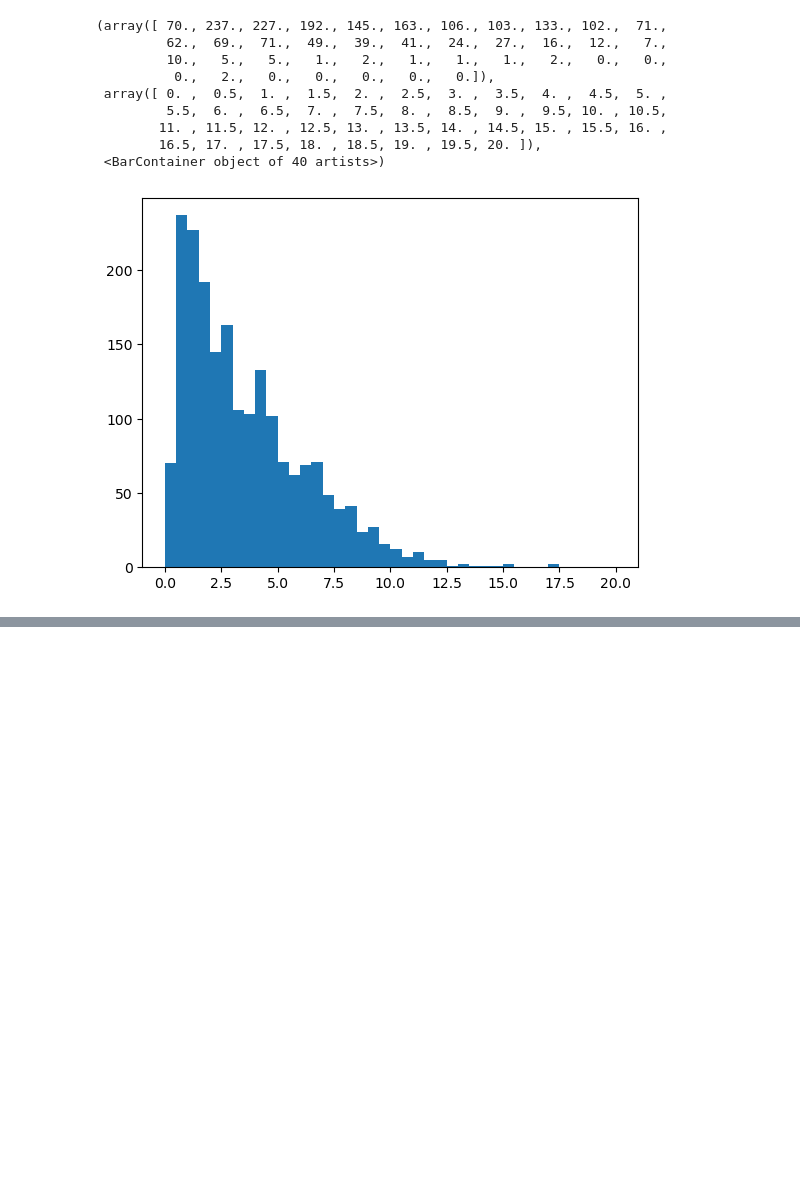
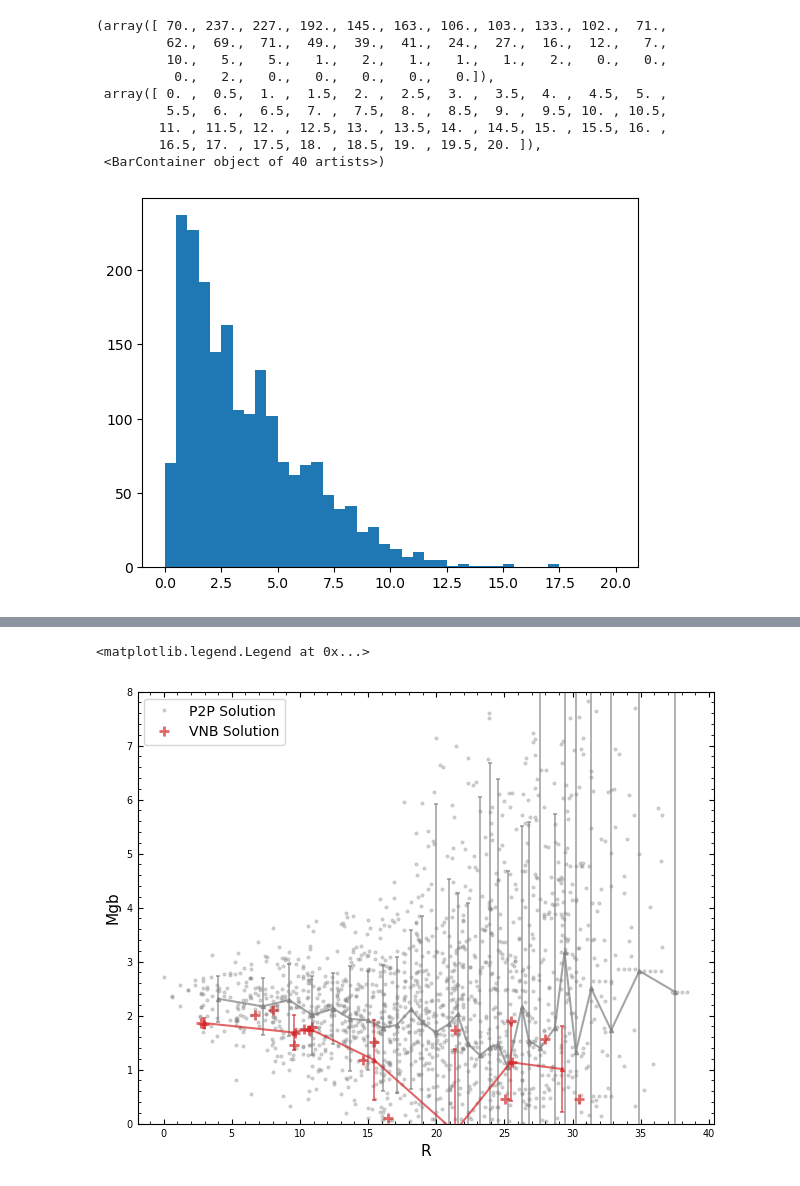
Before and after one commit to VacEn-WenJin/2024-NAOC-IUSpectrum, a Jupyter notebook: ISAPC/Viewer.ipynb, the cells around one changed output, grey strips where cells are left out. Saved outputs shown, nothing was run; the diff lists cells and outputs as text; code cells hidden in the pictures; blank space fills up the shorter version.

Commit message:
[25Mar30]ISAPC V7.4 config version  problem left

```diff
--- a/ISAPC/Viewer.ipynb
+++ b/ISAPC/Viewer.ipynb
@@ -308,0 +321,35 @@ ax1.legend()
+# %%
+# fig, ax = plt(1, 1, facecolor='white', figsize=(6,4), dpi=300, tight_layout=True)
+plt.figsize=(6,4)
+gs1 = gridspec.GridSpec(1, 1)
+gs1.update(left=0.05, right=.95, bottom=0.05, top=0.95, hspace=0.05)
+ax1 = plt.subplot(gs1[0])
+
+ax1.plot(D1['r'], D1['Mgb'], 'o', c='tab:gray', ms=2, mew=1, alpha=.3, label='P2P Solution', zorder=0)
+ax1.plot(D2['r'], D2['Mgb'], '+', c='tab:red', ms=7, mew=2, alpha=.7, label='VNB Solution')
+# ax1.plot(D3['r'], D3['Hbeta'], 'x', c='tab:green', ms=7, mew=2, alpha=.7, label='RDB Solution')
+
+Galaxy_P2P_GP = Data_Grouping(array_x=np.array(D1.sort_values(by=['r'])['r']), array_y=np.array(D1.sort_values(by=['r'])['Mgb']), group_k=70)
+Galaxy_VNB_GP = Data_Grouping(array_x=np.array(D2.sort_values(by=['r'])['r']), array_y=np.array(D2.sort_values(by=['r'])['Mgb']), group_k=3)
+# Galaxy_RDB_GP = Data_Grouping(array_x=np.array(D3.sort_values(by=['r'])['r']), array_y=np.array(D3.sort_values(by=['r'])['Hbeta']), group_k=3)
+
+ax1.errorbar(Galaxy_P2P_GP[0], Galaxy_P2P_GP[1], yerr=Galaxy_P2P_GP[3],color='tab:gray',fmt='^-',ms=3,elinewidth=1.2,capsize=1.7,capthick=1.2,alpha=.7, zorder=1)
+ax1.errorbar(Galaxy_VNB_GP[0], Galaxy_VNB_GP[1], yerr=Galaxy_VNB_GP[3],color='tab:red',fmt='^-',ms=3,elinewidth=1.2,capsize=1.7,capthick=1.2,alpha=.7)
+# ax1.errorbar(Galaxy_RDB_GP[0], Galaxy_RDB_GP[1], yerr=Galaxy_RDB_GP[3],color='tab:green',fmt='^-',ms=3,elinewidth=1.2,capsize=1.7,capthick=1.2,alpha=.7, zorder=1)
+
+ax1.xaxis.set_minor_locator(AutoMinorLocator(5))
+ax1.yaxis.set_minor_locator(AutoMinorLocator(5))
+ax1.tick_params(axis='both', which='both', labelsize='x-small', right=True, top=True, direction='in')
+
+ax1.set_ylim(0,8)
+# ax1.set_xlim(,)
+# ax1.set_yscale('log')
+ax1.set_xlabel(r'R', size=11)
+ax1.set_ylabel(r'Mgb', size=11)
+
+ax1.legend()
+
+# plt.savefig('./', format='pdf', bbox_inches='tight')
+# %% [output]
+<matplotlib.legend.Legend at 0x...>
+[figure, added]
```
Also changed, not shown: parts of 4 cells of this notebook, 41 other files.
